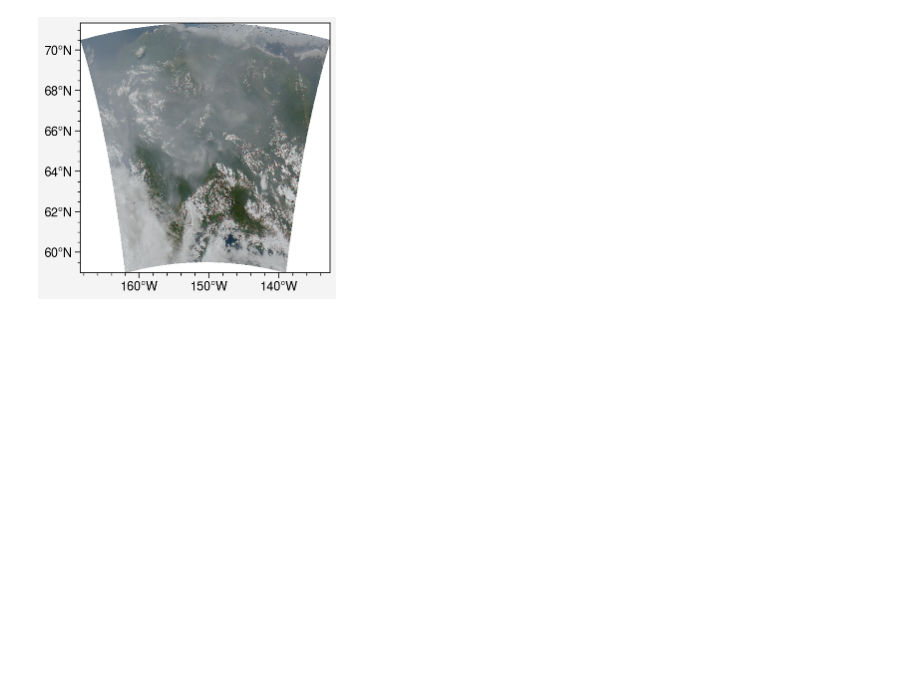
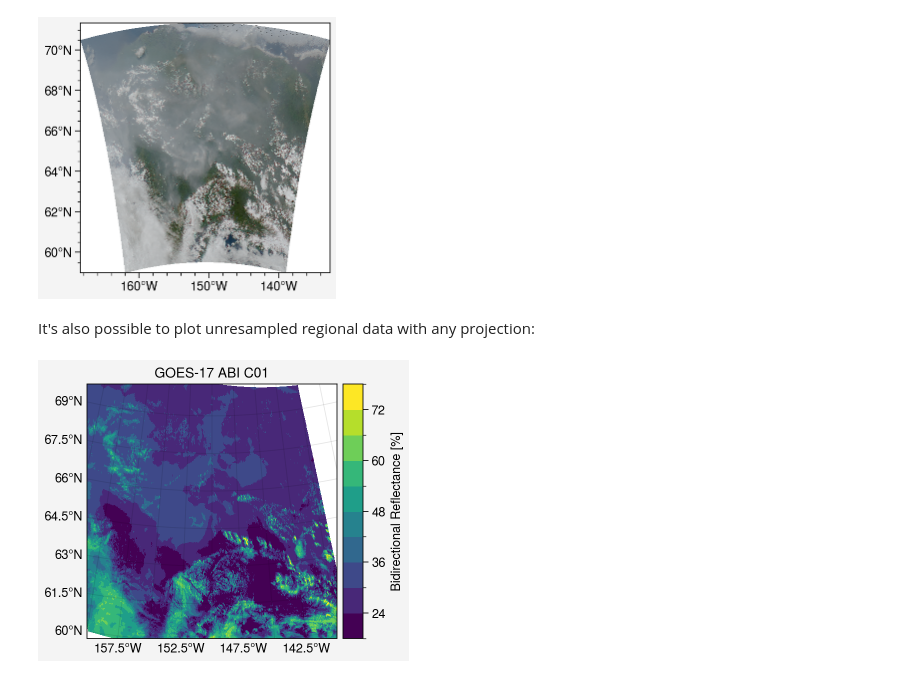
Before and after one commit to zxdawn/satpy_luchtalk, a Jupyter notebook: notebooks/03_composites.ipynb, the cells around one changed output. Saved outputs shown, nothing was run; the diff lists cells and outputs as text; code cells hidden in the pictures; blank space fills up the shorter version.

```diff
--- a/notebooks/03_composites.ipynb
+++ b/notebooks/03_composites.ipynb
@@ -216,3 +216,22 @@ axs.format(xformatter='deglon', yformatter='deglat', grid=False)
 fig.savefig('../figures/proplot_true_color.png')
 # %% [output]
 [figure]
+# %% [markdown]
+It's also possible to plot unresampled regional data with any projection:
+# %%
+import cartopy.crs as ccrs
+
+# crop data to lon/lat region
+scn_crop = scn.crop(ll_bbox=(-160, 60, -140, 70))
+crs_crop = scn_crop['C01'].attrs['area'].to_cartopy_crs()
+
+# set plotting projection
+crs_plot = ccrs.LambertAzimuthalEqualArea(central_latitude=65, central_longitude=-150)
+fig, axs = pplt.subplots(proj=crs_plot)
+scn_crop['C01'].plot(ax=axs, transform=crs_crop)
+
+axs.format(lonlim=(-160, -140), latlim=(60, 70), labels=True, title='GOES-17 ABI C01')
+
+fig.savefig('../figures/proplot_scn_crop.png')
+# %% [output]
+[figure, added]
```
